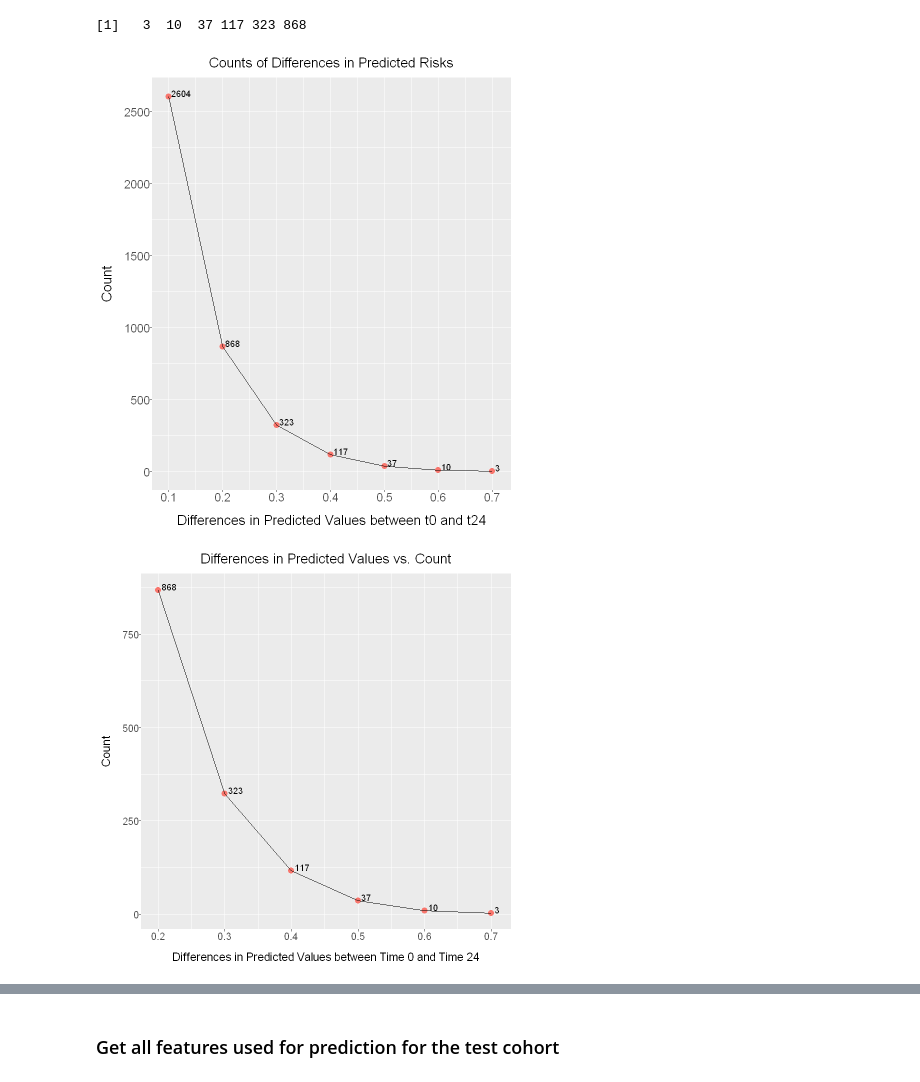
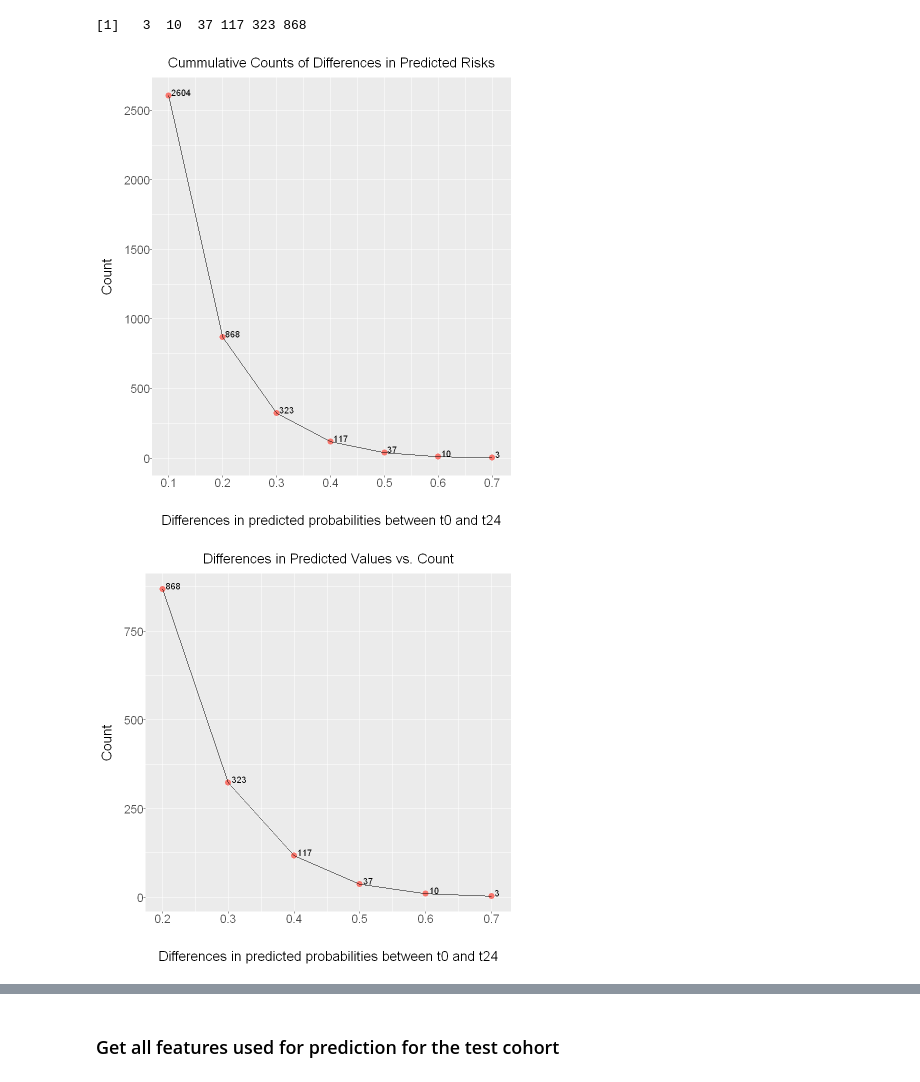
Before and after one commit to Minh084/TDA, a Jupyter notebook: 3_models/3.1_model_results_R.ipynb, the cells around one changed output, grey strips where cells are left out. Saved outputs shown, nothing was run; the diff lists cells and outputs as text; code cells hidden in the pictures.

```diff
--- a/3_models/3.1_model_results_R.ipynb
+++ b/3_models/3.1_model_results_R.ipynb
@@ -418,26 +421,26 @@ diff[diff$abs_diff0_24 > 0.1,]$cum_count
 # %% [output]
 [1]   3  10  37 117 323 868
 # %%
-# cummulative count
+#### cummulative count
 options(repr.plot.width=7, repr.plot.height=8)
 
-ggplot(diff[diff$abs_diff0_24 > 0, ], aes(x=abs_diff0_24, y=cum_count)) +
-    geom_point(color = "#F8766D", size = 3) + geom_line() +
-    geom_text(label=diff[diff$abs_diff0_24 > 0, ]$cum_count, hjust = 0, nudge_x = 0.005, vjust =0) +
-    labs(x="Differences in Predicted Values between t0 and t24", y="Count",
-               title = "Counts of Differences in Predicted Risks") +
-    scale_x_continuous(breaks = seq(0, 0.8, by = 0.1)) +
-    scale_y_continuous(breaks = seq(0, 3000, by = 500)) +
-    theme(axis.text=element_text(size=14),
-          axis.text.x = element_text(margin=margin(0, 0, 10, 0)), #color = "red",
-          axis.text.y = element_text(margin=margin(0, 0, 0, 10)), #color = "red",
-          plot.title = element_text(size=16, hjust=0.5, margin=margin(0, 0, 10, 0)),
-          axis.title=element_text(size=16),
-          legend.key.size = unit(1, "cm"))#, face="bold"
-# ggsave("Figure - Count of Differences.png", width = 14, height = 7, dpi = 1200)
-ggsave(filename = file.path(figuredir, "Fig3.1_count_differences.png"), width=4, height=4, dpi=1200)
+p4 <- ggplot(diff[diff$abs_diff0_24 > 0, ], aes(x=abs_diff0_24, y=cum_count)) +
+        geom_point(color = "#F8766D", size = 3) + geom_line() +
+        geom_text(label=diff[diff$abs_diff0_24 > 0, ]$cum_count, hjust = 0, nudge_x = 0.005, vjust =0) +
+        labs(x="\nDifferences in predicted probabilities between t0 and t24", y="Count",
+                   title = "Cummulative Counts of Differences in Predicted Risks") +
+        scale_x_continuous(breaks = seq(0, 0.8, by = 0.1)) +
+        scale_y_continuous(breaks = seq(0, 3000, by = 500)) +
+        theme(axis.text=element_text(size=14),
+              axis.text.x = element_text(margin=margin(0, 0, 10, 0)), #color = "red",
+              axis.text.y = element_text(margin=margin(0, 0, 0, 10)), #color = "red",
+              plot.title = element_text(size=16, hjust=0.5, margin=margin(0, 0, 10, 0)),
+              axis.title=element_text(size=16),
+              legend.key.size = unit(1, "cm"))#, face="bold"
+p4
+ggsave(filename = file.path(figuredir, "Fig3.1_count_differences.png"), width=7, height=8, dpi=1200)
 # %% [output]
-[figure, old version]
+[figure, new version]
 # %%
 # cummulative count
 options(repr.plot.width=7, repr.plot.height=7)
@@ -445,14 +448,13 @@ options(repr.plot.width=7, repr.plot.height=7)
 ggplot(diff[diff$abs_diff0_24 > 0.1, ], aes(x=abs_diff0_24, y=cum_count)) +
     geom_point(color = "#F8766D", size = 3) + geom_line() +
     geom_text(label=diff[diff$abs_diff0_24 > 0.1, ]$cum_count, hjust = 0, nudge_x = 0.005, vjust =0) +
-    labs(x="Differences in Predicted Values between Time 0 and Time 24", y="Count",
+    labs(x="\nDifferences in predicted probabilities between t0 and t24", y="Count",
                title = "Differences in Predicted Values vs. Count") +
-    theme(axis.text=element_text(size=12),
+    theme(axis.text=element_text(size=14),
           axis.text.x = element_text(margin=margin(0, 0, 10, 0)), #color = "red",
           axis.text.y = element_text(margin=margin(0, 0, 0, 10)), #color = "red",
           plot.title = element_text(size=16, hjust=0.5, margin=margin(0, 0, 10, 0)),
-          axis.title=element_text(size=14),
+          axis.title=element_text(size=16),
           legend.key.size = unit(1, "cm"))#, face="bold"
-# ggsave("Figure - Count of Differences.png", width = 14, height = 7, dpi = 1200)
 # %% [output]
-[figure, old version]
+[figure, new version]
```
Also changed, not shown: parts of 12 cells of this notebook, 5 other files.
